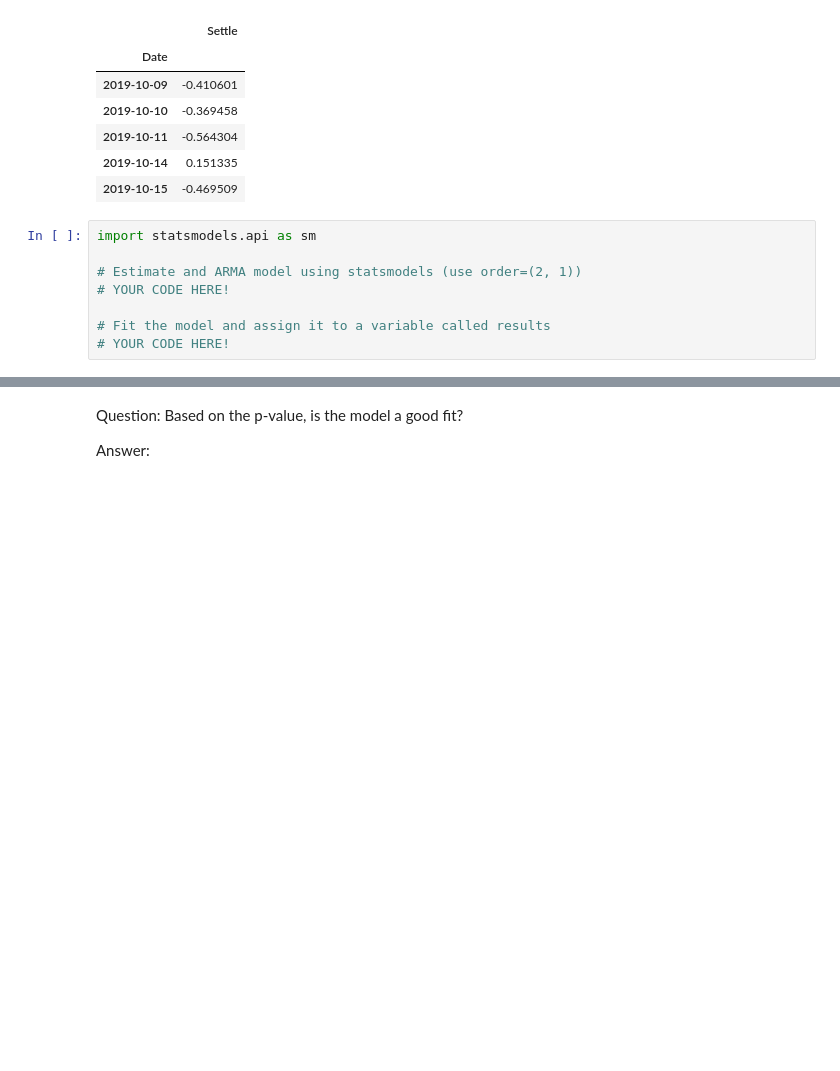
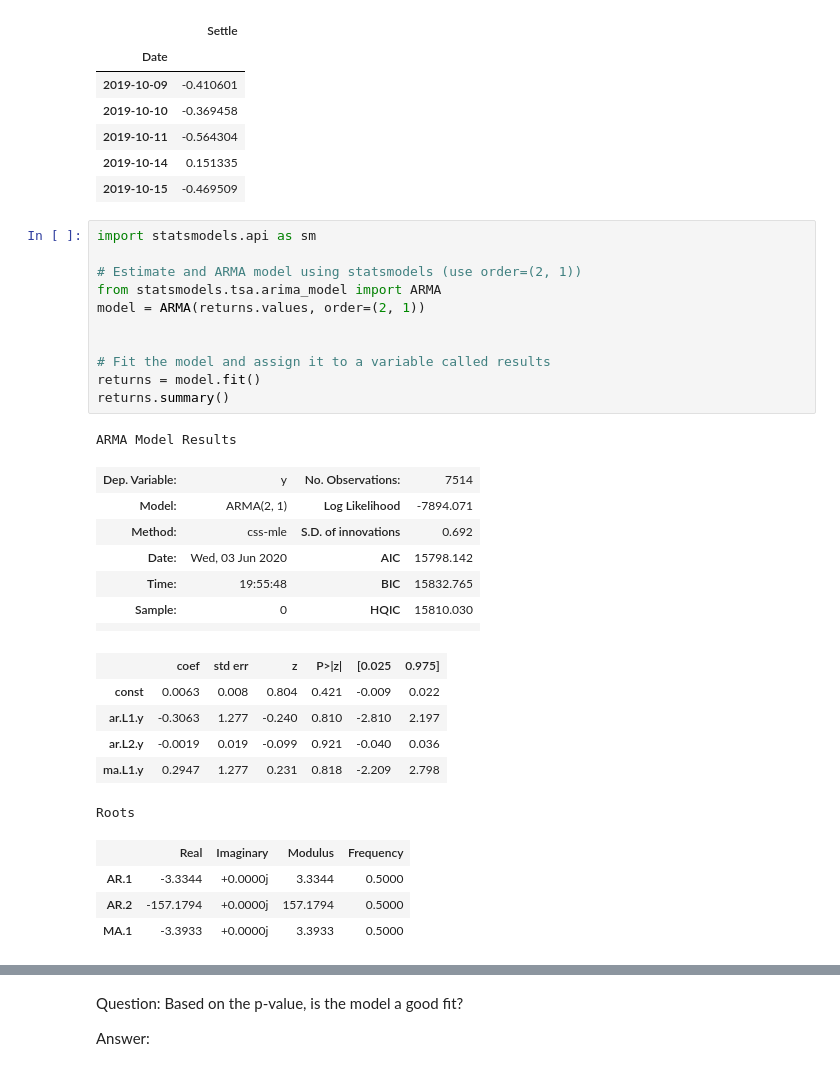
Before and after one commit to caseyqburke/unit-10-homework, a Jupyter notebook: time_series_analysis.ipynb, the cells around one changed output, grey strips where cells are left out. Cells and saved outputs as stored; diff of their text form; blank space fills up the shorter version.

Commit message:
updated time series

```diff
--- a/time_series_analysis.ipynb
+++ b/time_series_analysis.ipynb
@@ -137,10 +137,32 @@ returns.tail()
 # %%
 import statsmodels.api as sm
 
 # Estimate and ARMA model using statsmodels (use order=(2, 1))
-# YOUR CODE HERE!
+from statsmodels.tsa.arima_model import ARMA
+model = ARMA(returns.values, order=(2, 1))
+
 
 # Fit the model and assign it to a variable called results
-# YOUR CODE HERE!
+returns = model.fit()
+returns.summary()
+# %% [output]
+ARMA Model Results
+| Dep. Variable: | y | No. Observations: | 7514 |
+| Model: | ARMA(2, 1) | Log Likelihood | -7894.071 |
+| Method: | css-mle | S.D. of innovations | 0.692 |
+| Date: | Wed, 03 Jun 2020 | AIC | 15798.142 |
+| Time: | 19:55:48 | BIC | 15832.765 |
+| Sample: | 0 | HQIC | 15810.030 |
+|  |  |  |  |
+|  | coef | std err | z | P>|z| | [0.025 | 0.975] |
+| const | 0.0063 | 0.008 | 0.804 | 0.421 | -0.009 | 0.022 |
+| ar.L1.y | -0.3063 | 1.277 | -0.240 | 0.810 | -2.810 | 2.197 |
+| ar.L2.y | -0.0019 | 0.019 | -0.099 | 0.921 | -0.040 | 0.036 |
+| ma.L1.y | 0.2947 | 1.277 | 0.231 | 0.818 | -2.209 | 2.798 |
+Roots
+|  | Real | Imaginary | Modulus | Frequency |
+| AR.1 | -3.3344 | +0.0000j | 3.3344 | 0.5000 |
+| AR.2 | -157.1794 | +0.0000j | 157.1794 | 0.5000 |
+| MA.1 | -3.3933 | +0.0000j | 3.3933 | 0.5000 |
 # %%
 # Output model summary results:
```
Also changed, not shown: parts of 13 cells of this notebook.
